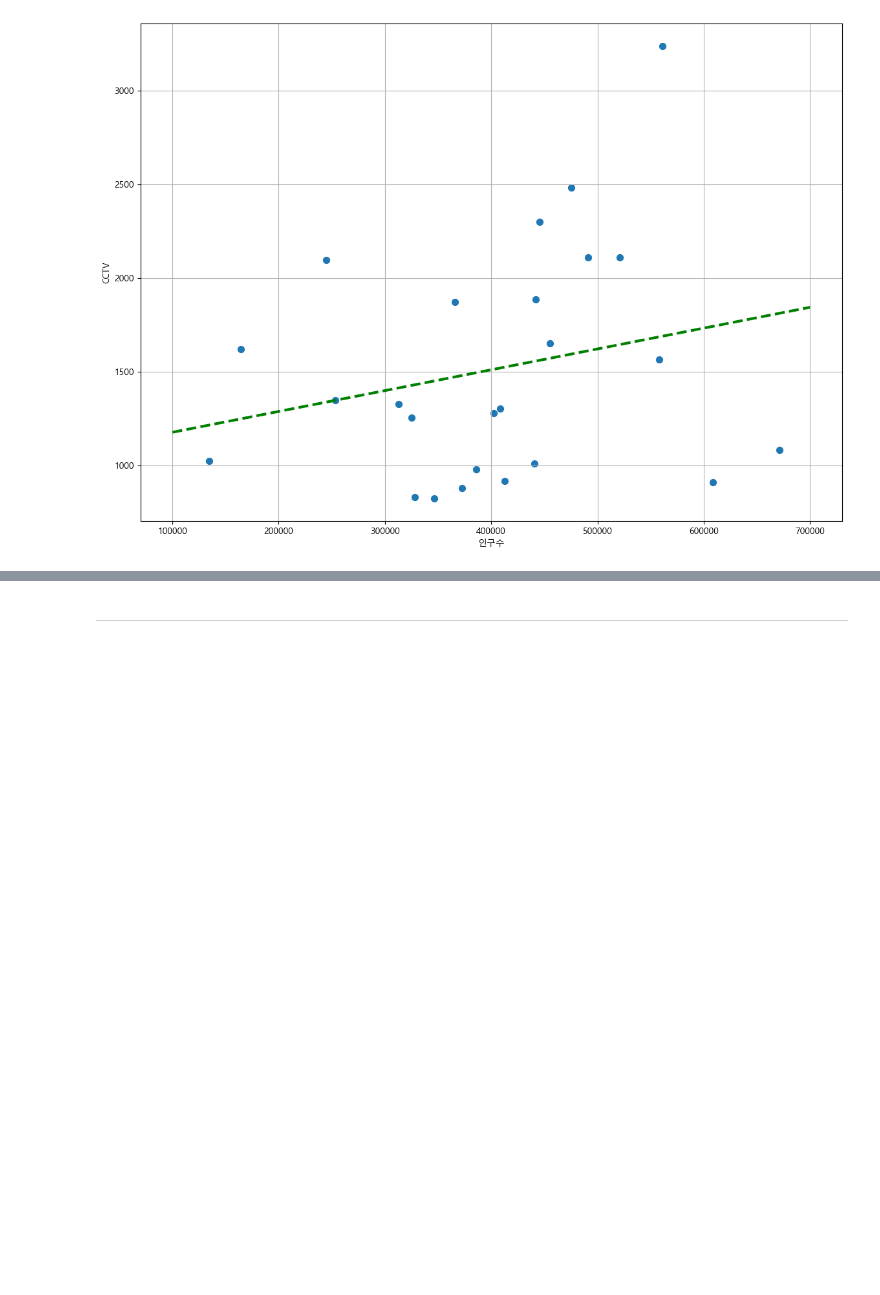
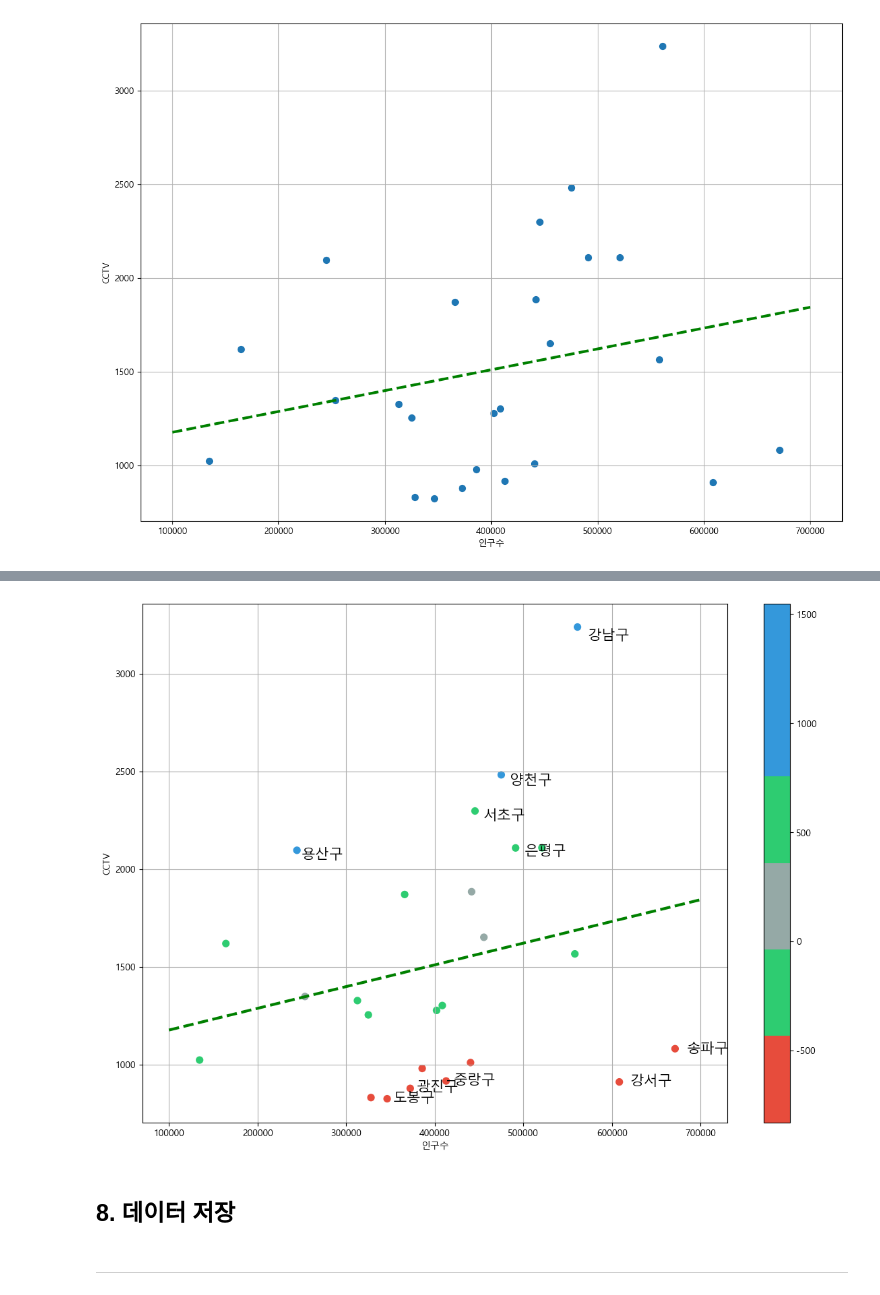
Before and after one commit to GomSon-E/zero-base, a Jupyter notebook: 04. EDA/source_code/01_Analysis Seoul CCTV.ipynb, the cells around one changed output, grey strips where cells are left out. Drawn from its saved outputs; the diff is of its cells as text; code cells hidden in the pictures; blank space fills up the shorter version.

Commit message:
FEAT : EDA - CCTV - 데이터 강조, 저장

```diff
--- a/04. EDA/source_code/01_Analysis Seoul CCTV.ipynb
+++ b/04. EDA/source_code/01_Analysis Seoul CCTV.ipynb
@@ -434,0 +441,12 @@ drawGraph()
+# %%
+fp1 = np.polyfit(data_result["인구수"], data_result["소계"], 1)
+f1 = np.poly1d(fp1)
+fx = np.linspace(100000, 700000, 100)
+# %%
+# 경향과의 오차 컬럼 추가
+data_result["오차"] = data_result["소계"] - f1(data_result["인구수"])
+# %%
+# 경향과 비교해서 데이터의 오차가 너무 나는 데이터를 계산
+
+df_sort_f = data_result.sort_values(by="오차", ascending=False) # 내림차순
+df_sort_t = data_result.sort_values(by="오차", ascending=True) # 오름차순
@@ -434,0 +475,49 @@ drawGraph()
+# %%
+# colormap 을 사용자 정의(user define)로 세팅
+from matplotlib.colors import ListedColormap
+color_step = ["#e74c3c", "#2ecc71", "#95a9a6", "#2ecc71", "#3498db", "#3498db"]
+my_cmap = ListedColormap(color_step)
+# %%
+def drawGraph():
+
+    plt.figure(figsize=(14, 10))
+
+    # c : 색상 구분의 기준이 될 데이터 / cmap : 컬러맵
+    plt.scatter(data_result["인구수"], data_result["소계"], s=50, c=data_result["오차"], cmap=my_cmap)
+
+    plt.plot(fx, f1(fx), ls="dashed", lw=3, color="g")
+
+    for n in range(5):
+        # plt.text : 그래프에 글자를 적음
+
+        # 오차 상위 5개
+        plt.text(
+            df_sort_f["인구수"][n] * 1.02, # x 좌표 : 마커에서 조금 떨어지도록
+            df_sort_f["소계"][n] * 0.98,  # y 좌표
+            df_sort_f.index[n], # title
+            fontsize=15
+        )
+
+        # 오차 하위 5개
+        plt.text(
+            df_sort_t["인구수"][n] * 1.02,
+            df_sort_t["소계"][n] * 0.98,
+            df_sort_t.index[n],
+            fontsize=15
+        )
+
+
+    plt.xlabel("인구수")
+    plt.ylabel("CCTV")
+
+    # 컬러맵 정보
+    plt.colorbar()
+
+    plt.grid(True)
+    plt.show()
+
+drawGraph()
+# %% [output]
+[figure, added]
+# %% [markdown]
+## 8. 데이터 저장
```
Also changed, not shown: parts of 4 cells of this notebook, 1 other file.
